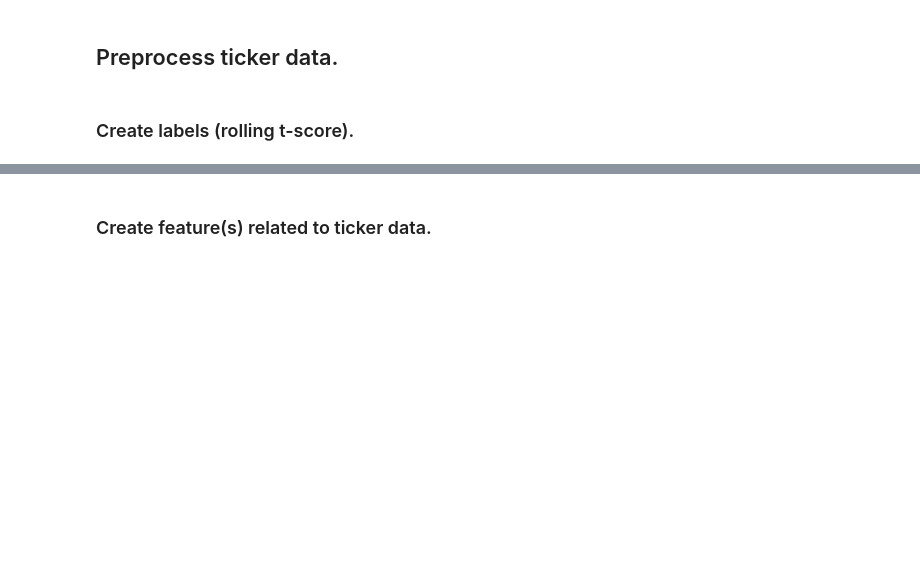
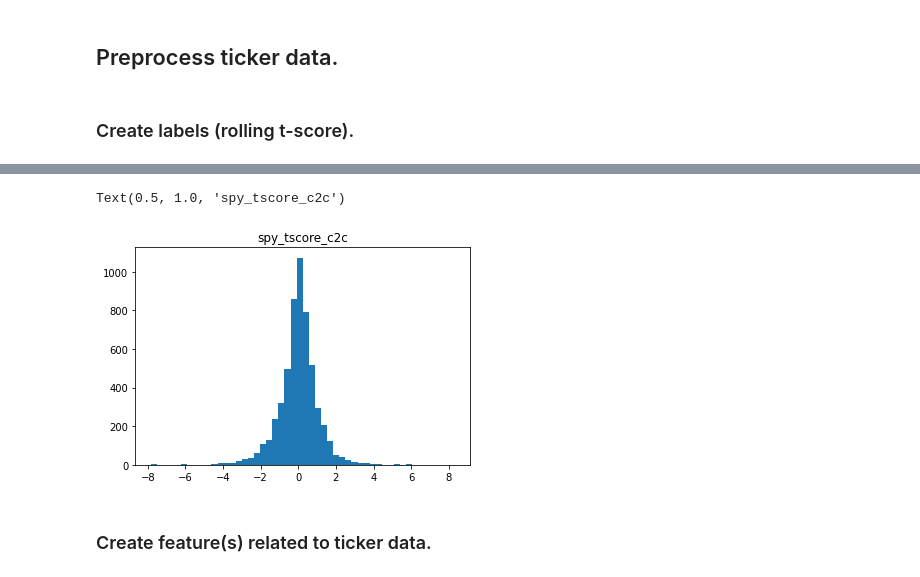
Before and after one commit to lioneltayyd/MADS-M2-estimating-news-impact-on-financial-market, a Jupyter notebook: source/notebooks/build_mktmv_classfier.ipynb, the cells around one changed output, grey strips where cells are left out. Cells and saved outputs as stored; diff of their text form; code cells hidden in the pictures; blank space fills up the shorter version.

```diff
--- a/source/notebooks/build_mktmv_classfier.ipynb
+++ b/source/notebooks/build_mktmv_classfier.ipynb
@@ -167,3 +183,11 @@ df_tickers
+# %%
+colname = "spy_tscore_c2c"
+
+plt.hist(x=df_tickers[colname], bins=50)
+plt.title(colname)
+# %% [output]
+Text(0.5, 1.0, 'spy_tscore_c2c')
+[figure, added]
 # %% [markdown]
 ### Create feature(s) related to ticker data.
 # %% [markdown]
```
Also changed, not shown: parts of 18 cells of this notebook, 9 other files.
